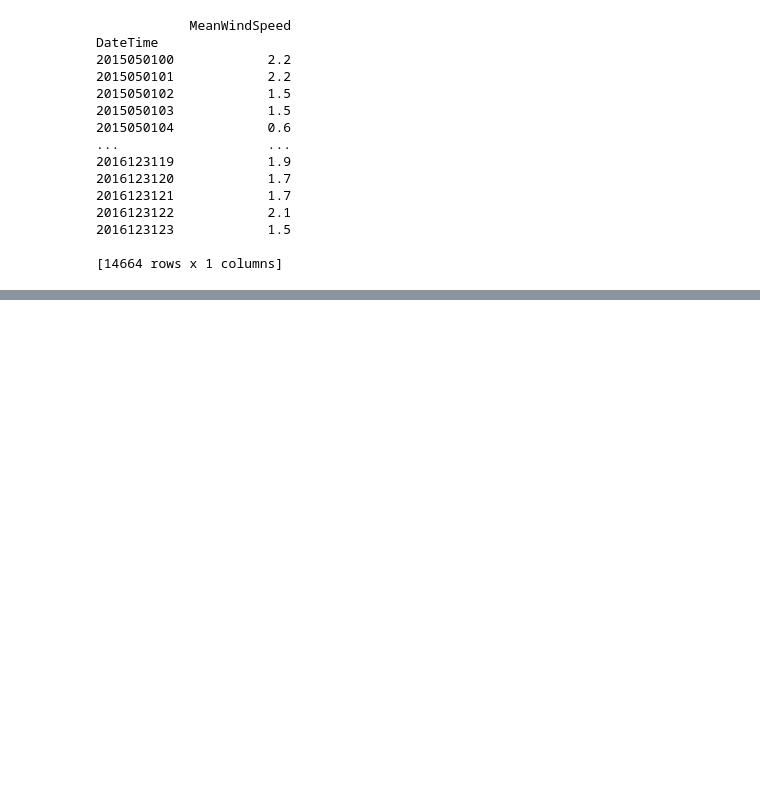
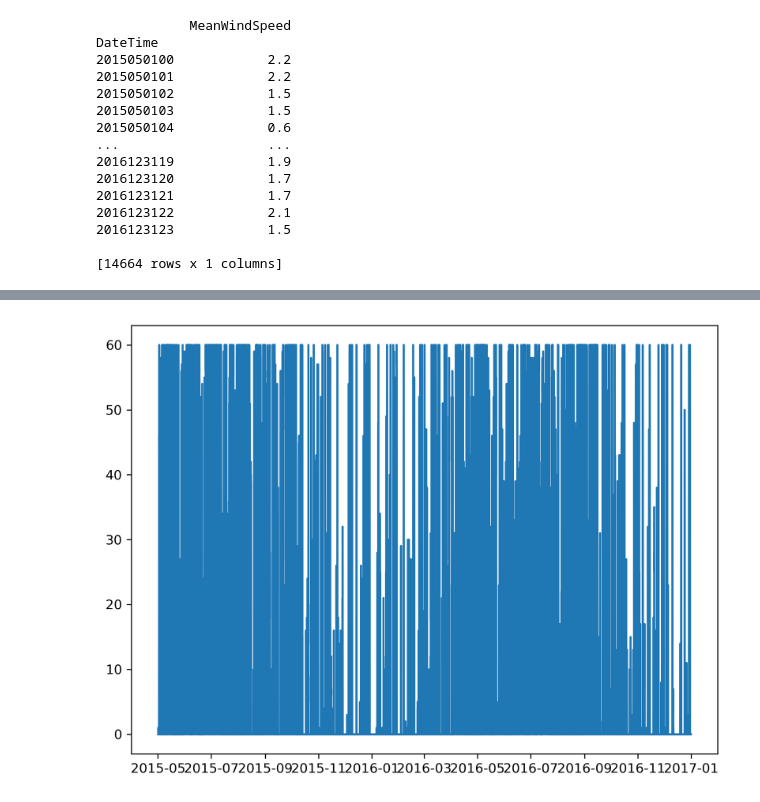
Before and after one commit to AA-Black-Mamba/Workspace, a Jupyter notebook: Einlesen_Wetterdaten_V2.ipynb, the cells around one changed output, grey strips where cells are left out. Saved outputs shown, nothing was run; the diff lists cells and outputs as text; code cells hidden in the pictures; blank space fills up the shorter version.

```diff
--- a/Einlesen_Wetterdaten_V2.ipynb
+++ b/Einlesen_Wetterdaten_V2.ipynb
@@ -346,0 +395,6 @@ Ind_Wetterdaten.head()
+# %%
+Fig_3 = plt.figure(figsize=(8,6),dpi = 300)
+plt.plot(Ind_Wetterdaten.index,Ind_Wetterdaten['SunshineDuration'])
+plt.show()
+# %% [output]
+[figure, added]
```
Also changed, not shown: parts of 9 cells of this notebook.
